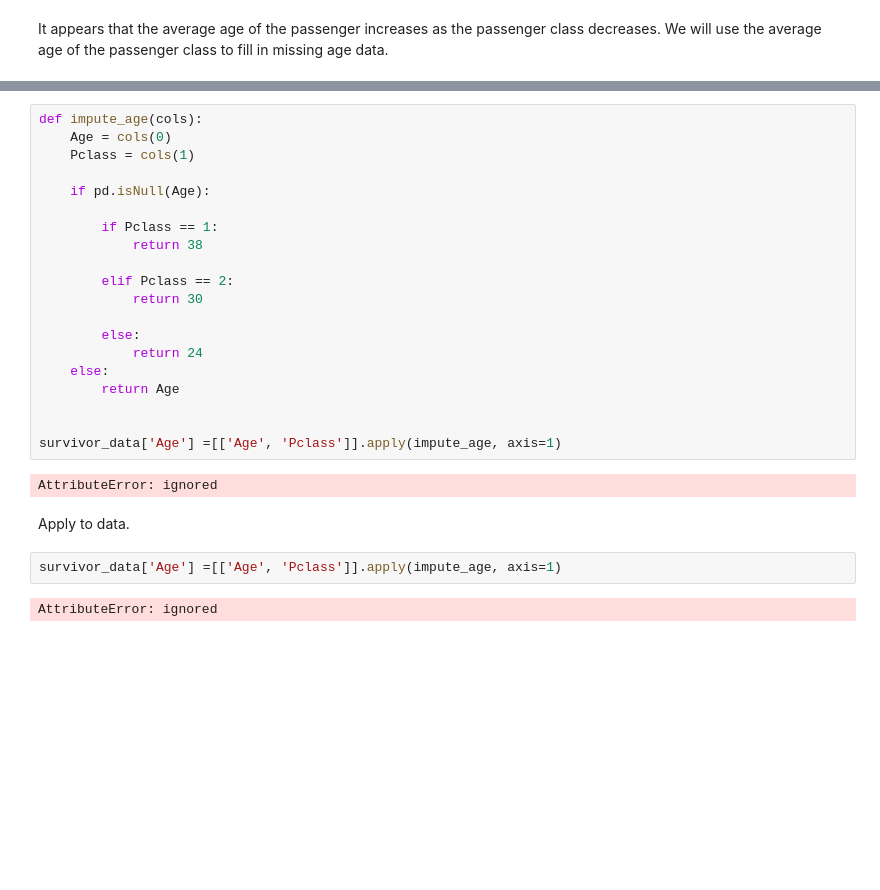
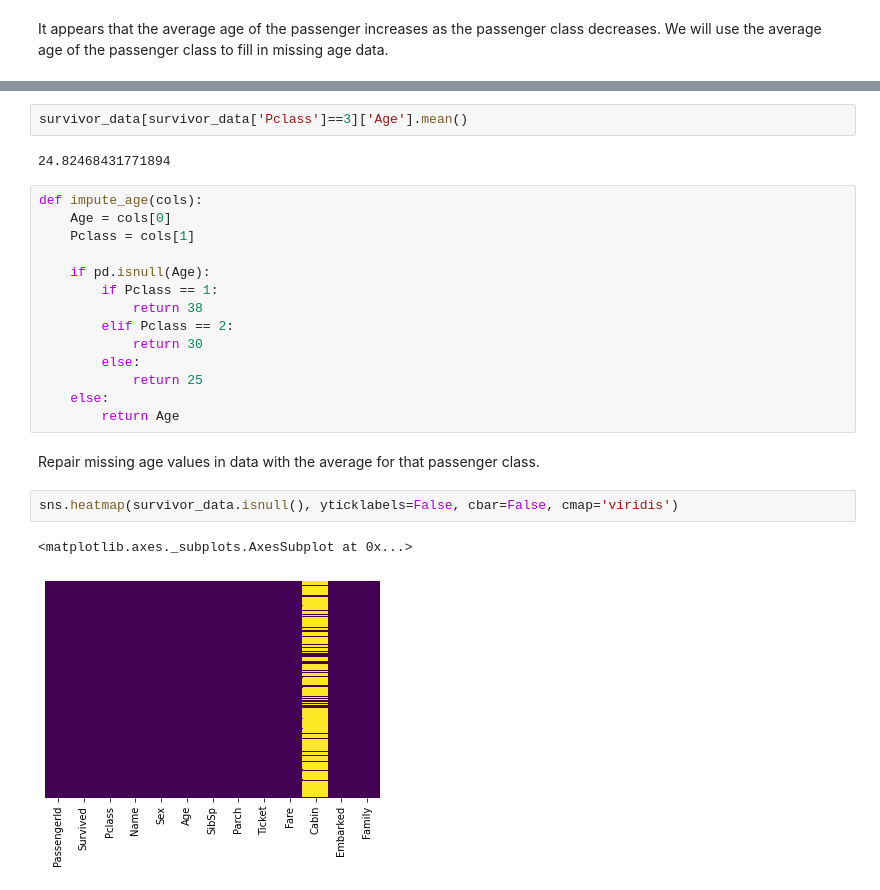
Before and after one commit to EmilyB78/Java-appointment-scheduling-application, a Jupyter notebook: Titanic_Survivor_Data_Analysis.ipynb, the cells around one changed output, grey strips where cells are left out. Saved outputs shown, nothing was run; the diff lists cells and outputs as text; blank space fills up the shorter version.

```diff
--- a/Titanic_Survivor_Data_Analysis.ipynb
+++ b/Titanic_Survivor_Data_Analysis.ipynb
@@ -136,28 +172,25 @@ nan
+# %%
+survivor_data[survivor_data['Pclass']==3]['Age'].mean()
+# %% [output]
+24.82468431771894
 # %%
 def impute_age(cols):
-    Age = cols(0)
-    Pclass = cols(1)
+    Age = cols[0]
+    Pclass = cols[1]
 
-    if pd.isNull(Age):
-
+    if pd.isnull(Age):
         if Pclass == 1:
             return 38
-
         elif Pclass == 2:
             return 30
-
         else:
-            return 24
+            return 25
     else:
         return Age
-
-
-survivor_data['Age'] =[['Age', 'Pclass']].apply(impute_age, axis=1)
-# %% [output]
-AttributeError: ignored
-# %% [markdown]
-Apply to data.
-# %%
-survivor_data['Age'] =[['Age', 'Pclass']].apply(impute_age, axis=1)
-# %% [output]
-AttributeError: ignored
+# %% [markdown]
+Repair missing age values in data with the average for that passenger class.
+# %%
+sns.heatmap(survivor_data.isnull(), yticklabels=False, cbar=False, cmap='viridis')
+# %% [output]
+<matplotlib.axes._subplots.AxesSubplot at 0x...>
+[figure, added]
```
Also changed, not shown: parts of 11 cells of this notebook.
